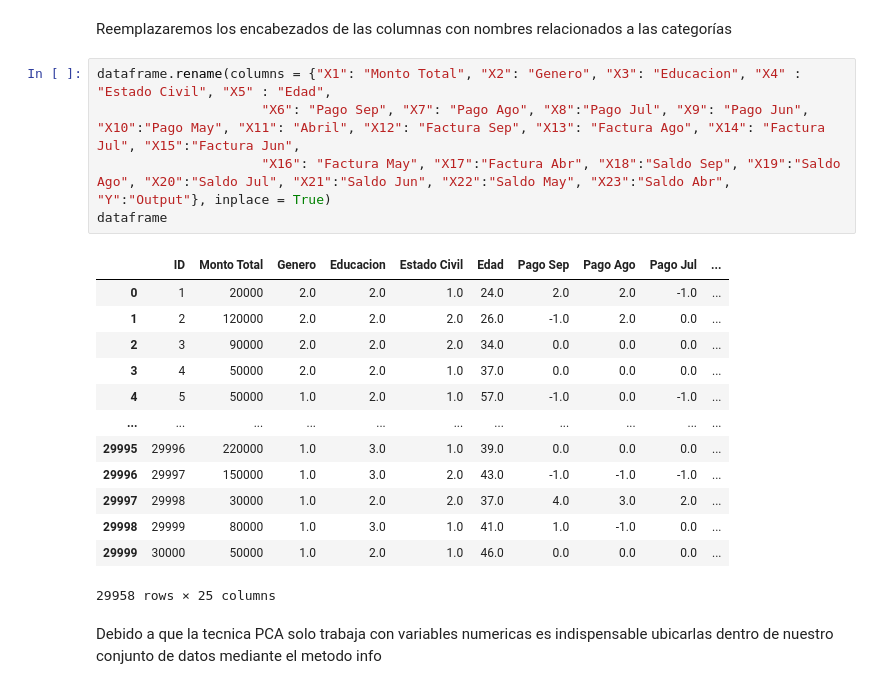
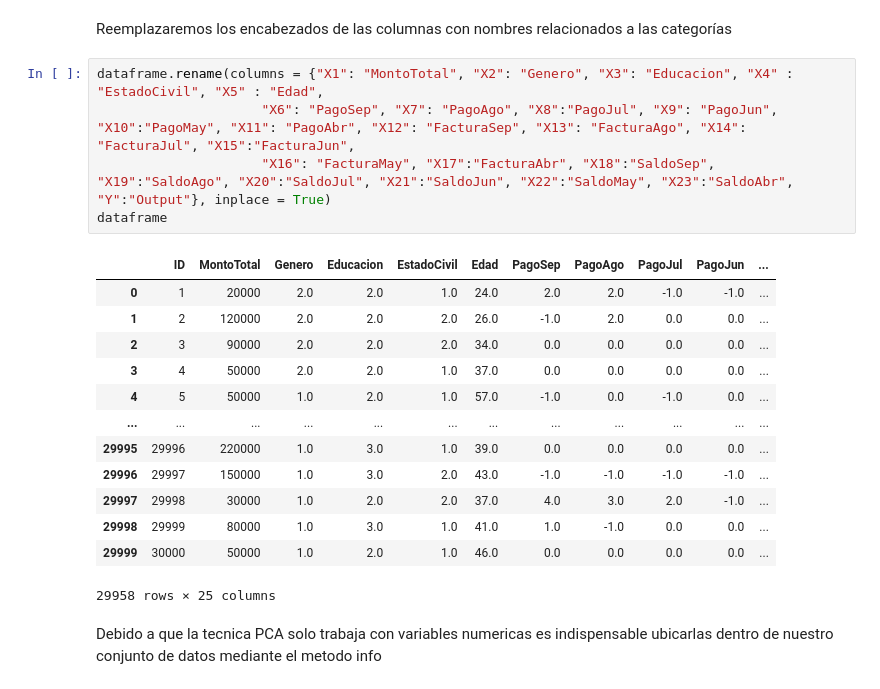
Before and after one commit to PosgradoMNA/actividades-del-projecto-Equipo91, a Jupyter notebook: Actividad_4.ipynb, the cells around one changed output. Drawn from its saved outputs; the diff is of its cells as text.

```diff
--- a/Actividad_4.ipynb
+++ b/Actividad_4.ipynb
@@ -43,23 +43,23 @@ dataframe.head() #Imprimimos las primeras 5 filas de la base de datos
 # %% [markdown]
 Reemplazaremos los encabezados de las columnas con nombres relacionados a las categorías
 # %%
-dataframe.rename(columns = {"X1": "Monto Total", "X2": "Genero", "X3": "Educacion", "X4" : "Estado Civil", "X5" : "Edad",
-                     "X6": "Pago Sep", "X7": "Pago Ago", "X8":"Pago Jul", "X9": "Pago Jun", "X10":"Pago May", "X11": "Abril", "X12": "Factura Sep", "X13": "Factura Ago", "X14": "Factura Jul", "X15":"Factura Jun",
-                     "X16": "Factura May", "X17":"Factura Abr", "X18":"Saldo Sep", "X19":"Saldo Ago", "X20":"Saldo Jul", "X21":"Saldo Jun", "X22":"Saldo May", "X23":"Saldo Abr", "Y":"Output"}, inplace = True)
+dataframe.rename(columns = {"X1": "MontoTotal", "X2": "Genero", "X3": "Educacion", "X4" : "EstadoCivil", "X5" : "Edad",
+                     "X6": "PagoSep", "X7": "PagoAgo", "X8":"PagoJul", "X9": "PagoJun", "X10":"PagoMay", "X11": "PagoAbr", "X12": "FacturaSep", "X13": "FacturaAgo", "X14": "FacturaJul", "X15":"FacturaJun",
+                     "X16": "FacturaMay", "X17":"FacturaAbr", "X18":"SaldoSep", "X19":"SaldoAgo", "X20":"SaldoJul", "X21":"SaldoJun", "X22":"SaldoMay", "X23":"SaldoAbr", "Y":"Output"}, inplace = True)
 dataframe
 # %% [output]
-|  | ID | Monto Total | Genero | Educacion | Estado Civil | Edad | Pago Sep | Pago Ago | Pago Jul | ... |
-| 0 | 1 | 20000 | 2.0 | 2.0 | 1.0 | 24.0 | 2.0 | 2.0 | -1.0 | ... |
-| 1 | 2 | 120000 | 2.0 | 2.0 | 2.0 | 26.0 | -1.0 | 2.0 | 0.0 | ... |
-| 2 | 3 | 90000 | 2.0 | 2.0 | 2.0 | 34.0 | 0.0 | 0.0 | 0.0 | ... |
-| 3 | 4 | 50000 | 2.0 | 2.0 | 1.0 | 37.0 | 0.0 | 0.0 | 0.0 | ... |
-| 4 | 5 | 50000 | 1.0 | 2.0 | 1.0 | 57.0 | -1.0 | 0.0 | -1.0 | ... |
-| ... | ... | ... | ... | ... | ... | ... | ... | ... | ... | ... |
-| 29995 | 29996 | 220000 | 1.0 | 3.0 | 1.0 | 39.0 | 0.0 | 0.0 | 0.0 | ... |
-| 29996 | 29997 | 150000 | 1.0 | 3.0 | 2.0 | 43.0 | -1.0 | -1.0 | -1.0 | ... |
-| 29997 | 29998 | 30000 | 1.0 | 2.0 | 2.0 | 37.0 | 4.0 | 3.0 | 2.0 | ... |
-| 29998 | 29999 | 80000 | 1.0 | 3.0 | 1.0 | 41.0 | 1.0 | -1.0 | 0.0 | ... |
-| 29999 | 30000 | 50000 | 1.0 | 2.0 | 1.0 | 46.0 | 0.0 | 0.0 | 0.0 | ... |
+|  | ID | MontoTotal | Genero | Educacion | EstadoCivil | Edad | PagoSep | PagoAgo | PagoJul | PagoJun | ... |
+| 0 | 1 | 20000 | 2.0 | 2.0 | 1.0 | 24.0 | 2.0 | 2.0 | -1.0 | -1.0 | ... |
+| 1 | 2 | 120000 | 2.0 | 2.0 | 2.0 | 26.0 | -1.0 | 2.0 | 0.0 | 0.0 | ... |
+| 2 | 3 | 90000 | 2.0 | 2.0 | 2.0 | 34.0 | 0.0 | 0.0 | 0.0 | 0.0 | ... |
+| 3 | 4 | 50000 | 2.0 | 2.0 | 1.0 | 37.0 | 0.0 | 0.0 | 0.0 | 0.0 | ... |
+| 4 | 5 | 50000 | 1.0 | 2.0 | 1.0 | 57.0 | -1.0 | 0.0 | -1.0 | 0.0 | ... |
+| ... | ... | ... | ... | ... | ... | ... | ... | ... | ... | ... | ... |
+| 29995 | 29996 | 220000 | 1.0 | 3.0 | 1.0 | 39.0 | 0.0 | 0.0 | 0.0 | 0.0 | ... |
+| 29996 | 29997 | 150000 | 1.0 | 3.0 | 2.0 | 43.0 | -1.0 | -1.0 | -1.0 | -1.0 | ... |
+| 29997 | 29998 | 30000 | 1.0 | 2.0 | 2.0 | 37.0 | 4.0 | 3.0 | 2.0 | -1.0 | ... |
+| 29998 | 29999 | 80000 | 1.0 | 3.0 | 1.0 | 41.0 | 1.0 | -1.0 | 0.0 | 0.0 | ... |
+| 29999 | 30000 | 50000 | 1.0 | 2.0 | 1.0 | 46.0 | 0.0 | 0.0 | 0.0 | 0.0 | ... |
 29958 rows × 25 columns
 # %% [markdown]
 Debido a que la tecnica PCA solo trabaja con variables numericas es indispensable ubicarlas dentro de nuestro conjunto de datos mediante el metodo info
```
Also changed, not shown: parts of 8 cells of this notebook.
